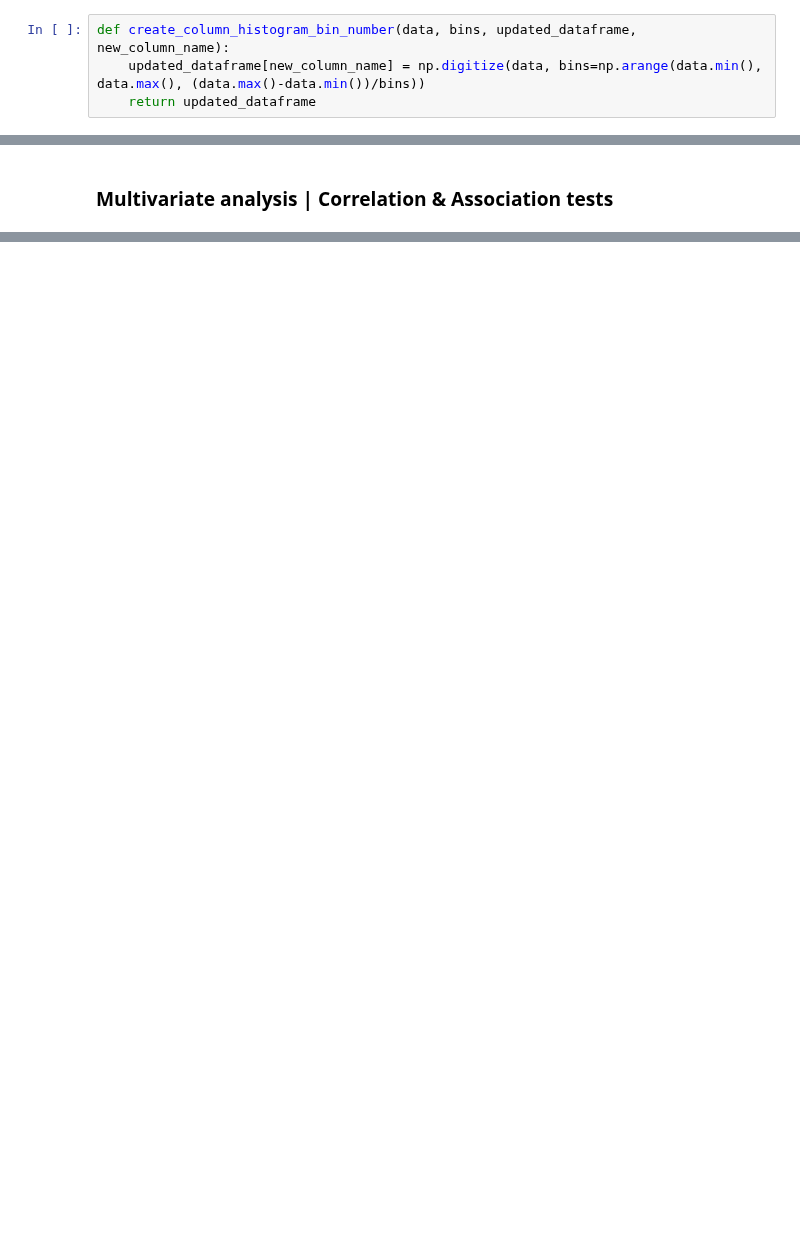
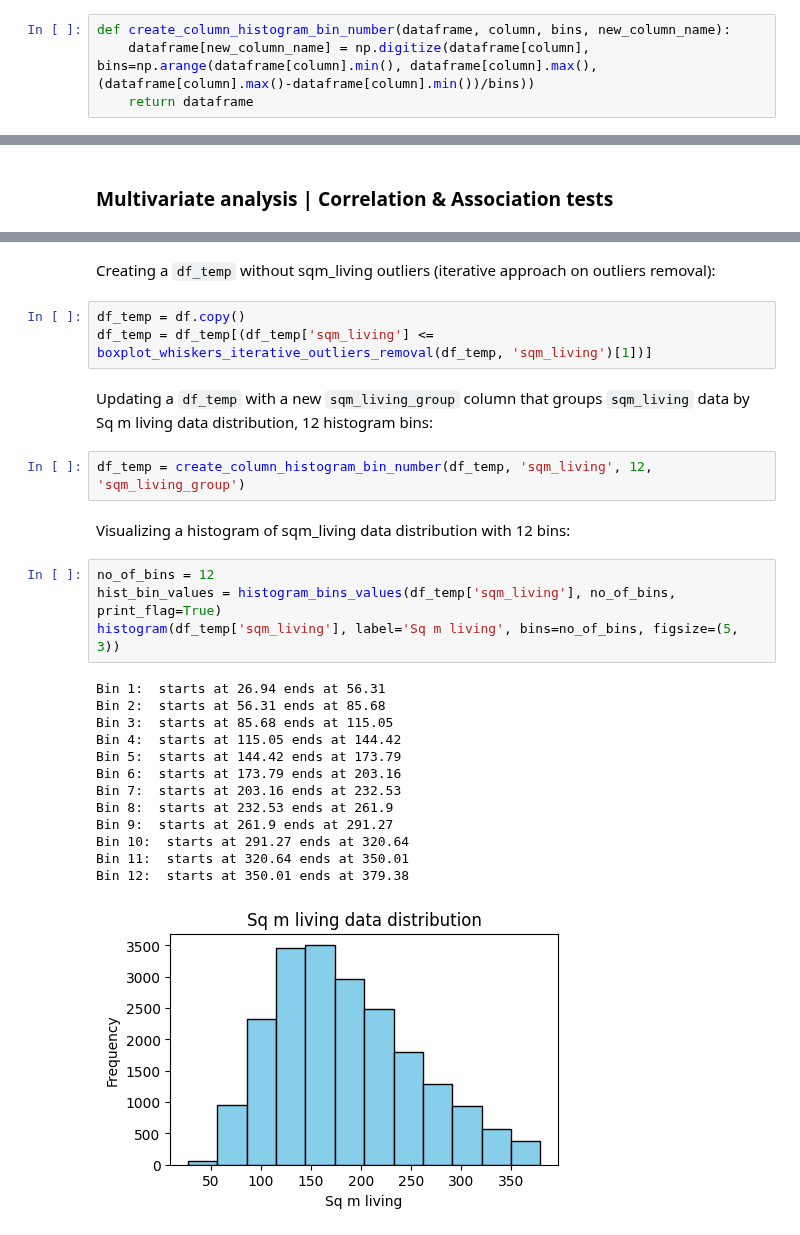
Before and after one commit to AurelPap/apartment-hunter, a Jupyter notebook: data-processing-merged.ipynb, the cells around one changed output, grey strips where cells are left out. Cells and saved outputs as stored; diff of their text form; blank space fills up the shorter version.

```diff
--- a/data-processing-merged.ipynb
+++ b/data-processing-merged.ipynb
@@ -85,9 +105,9 @@ def histogram(data, bins, label, title='', figsize=(8, 6), xticksrotation=0, ske
 # %% [markdown]
 Grouping continuous values by histogram bins to a new column:
 # %%
-def create_column_histogram_bin_number(data, bins, updated_dataframe, new_column_name):
-    updated_dataframe[new_column_name] = np.digitize(data, bins=np.arange(data.min(), data.max(), (data.max()-data.min())/bins))
-    return updated_dataframe
+def create_column_histogram_bin_number(dataframe, column, bins, new_column_name):
+    dataframe[new_column_name] = np.digitize(dataframe[column], bins=np.arange(dataframe[column].min(), dataframe[column].max(), (dataframe[column].max()-dataframe[column].min())/bins))
+    return dataframe
 # %% [markdown]
 Calculating histogram bin edges (for quick view):
 # %%
@@ -810,0 +734,29 @@ NameError: name 'filtered_data' is not defined
+# %% [markdown]
+Creating a `df_temp` without sqm_living outliers (iterative approach on outliers removal):
+# %%
+df_temp = df.copy()
+df_temp = df_temp[(df_temp['sqm_living'] <= boxplot_whiskers_iterative_outliers_removal(df_temp, 'sqm_living')[1])]
+# %% [markdown]
+Updating a `df_temp` with a new `sqm_living_group` column that groups `sqm_living` data by Sq m living data distribution, 12 histogram bins:
+# %%
+df_temp = create_column_histogram_bin_number(df_temp, 'sqm_living', 12, 'sqm_living_group')
+# %% [markdown]
+Visualizing a histogram of sqm_living data distribution with 12 bins:
+# %%
+no_of_bins = 12
+hist_bin_values = histogram_bins_values(df_temp['sqm_living'], no_of_bins, print_flag=True)
+histogram(df_temp['sqm_living'], label='Sq m living', bins=no_of_bins, figsize=(5, 3))
+# %% [output]
+Bin 1:  starts at 26.94 ends at 56.31
+Bin 2:  starts at 56.31 ends at 85.68
+Bin 3:  starts at 85.68 ends at 115.05
+Bin 4:  starts at 115.05 ends at 144.42
+Bin 5:  starts at 144.42 ends at 173.79
+Bin 6:  starts at 173.79 ends at 203.16
+Bin 7:  starts at 203.16 ends at 232.53
+Bin 8:  starts at 232.53 ends at 261.9
+Bin 9:  starts at 261.9 ends at 291.27
+Bin 10:  starts at 291.27 ends at 320.64
+Bin 11:  starts at 320.64 ends at 350.01
+Bin 12:  starts at 350.01 ends at 379.38
+[figure, added]
```
Also changed, not shown: parts of 54 cells of this notebook.
